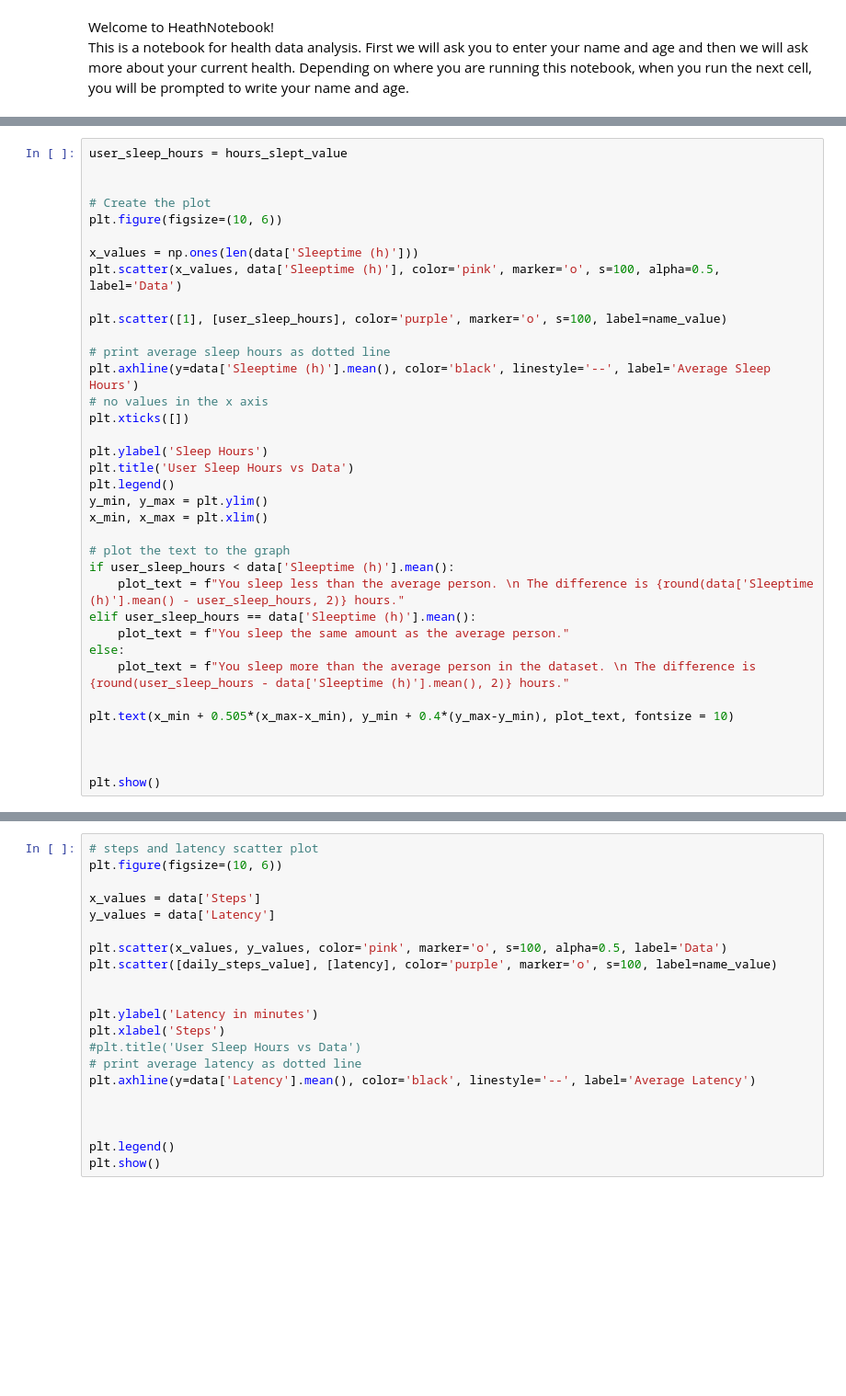
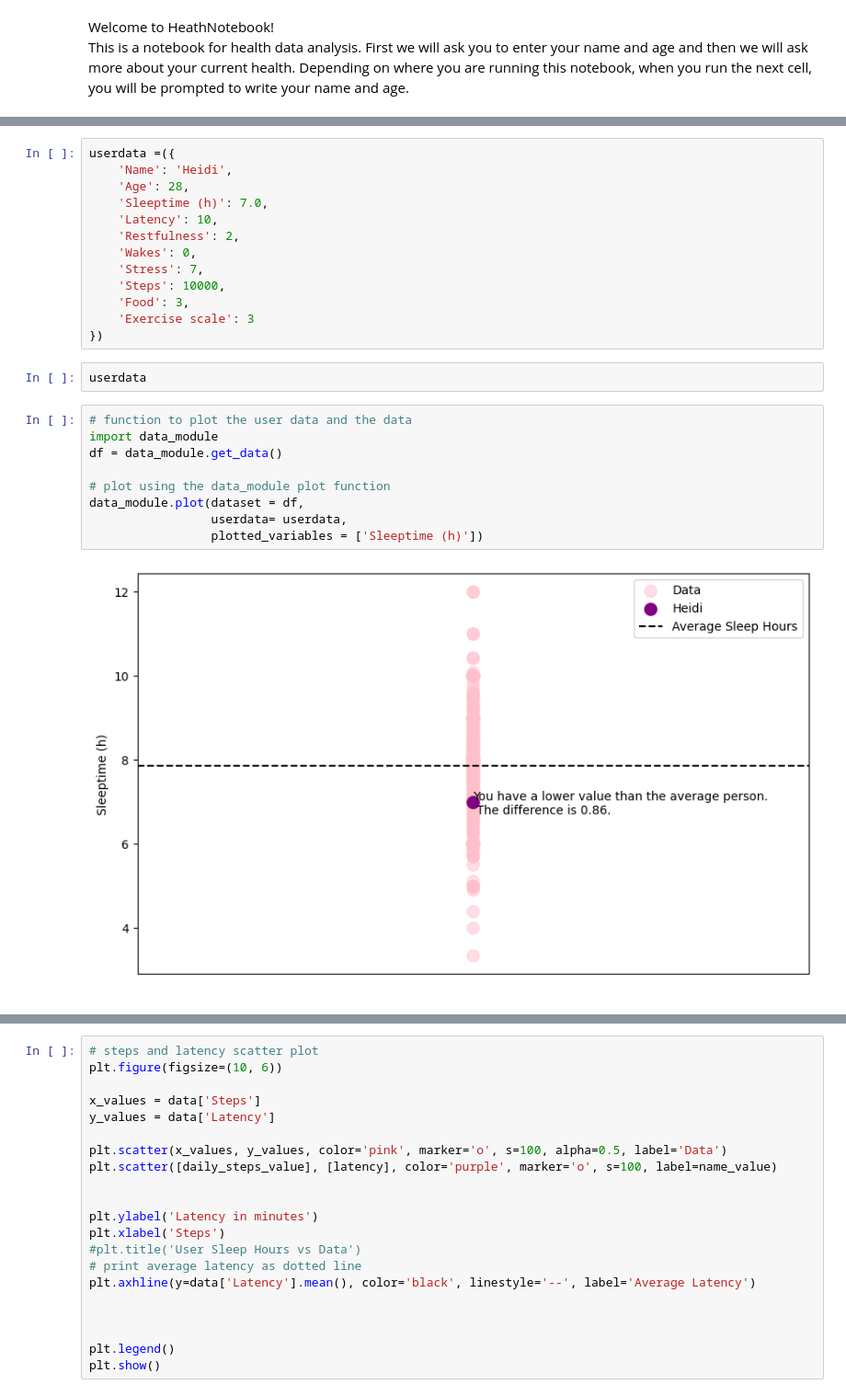
Before and after one commit to heksaani/DataScienceProject, a Jupyter notebook: HealthNotebook.ipynb, the cells around one changed output, grey strips where cells are left out. Shown: that part at 92% size. Saved outputs shown, nothing was run; the diff lists cells and outputs as text; blank space fills up the shorter version.

Commit message:
Modules update

```diff
--- a/HealthNotebook.ipynb
+++ b/HealthNotebook.ipynb
@@ -59,36 +14,26 @@ print(type(y))
-# %%
-user_sleep_hours = hours_slept_value
-
-
-# Create the plot
-plt.figure(figsize=(10, 6))
-
-x_values = np.ones(len(data['Sleeptime (h)']))
-plt.scatter(x_values, data['Sleeptime (h)'], color='pink', marker='o', s=100, alpha=0.5, label='Data')
-
-plt.scatter([1], [user_sleep_hours], color='purple', marker='o', s=100, label=name_value)
-
-# print average sleep hours as dotted line
-plt.axhline(y=data['Sleeptime (h)'].mean(), color='black', linestyle='--', label='Average Sleep Hours')
-# no values in the x axis
-plt.xticks([])
-
-plt.ylabel('Sleep Hours')
-plt.title('User Sleep Hours vs Data')
-plt.legend()
-y_min, y_max = plt.ylim()
-x_min, x_max = plt.xlim()
-
-# plot the text to the graph
-if user_sleep_hours < data['Sleeptime (h)'].mean():
-    plot_text = f"You sleep less than the average person. \n The difference is {round(data['Sleeptime (h)'].mean() - user_sleep_hours, 2)} hours."
-elif user_sleep_hours == data['Sleeptime (h)'].mean():
-    plot_text = f"You sleep the same amount as the average person."
-else:
-    plot_text = f"You sleep more than the average person in the dataset. \n The difference is {round(user_sleep_hours - data['Sleeptime (h)'].mean(), 2)} hours."
-
-plt.text(x_min + 0.505*(x_max-x_min), y_min + 0.4*(y_max-y_min), plot_text, fontsize = 10)
-
-
-
-plt.show()
+# %%
+userdata =({
+    'Name': 'Heidi',
+    'Age': 28,
+    'Sleeptime (h)': 7.0,
+    'Latency': 10,
+    'Restfulness': 2,
+    'Wakes': 0,
+    'Stress': 7,
+    'Steps': 10000,
+    'Food': 3,
+    'Exercise scale': 3
+})
+# %%
+userdata
+# %%
+# function to plot the user data and the data
+import data_module
+df = data_module.get_data()
+
+# plot using the data_module plot function
+data_module.plot(dataset = df,
+                 userdata= userdata,
+                 plotted_variables = ['Sleeptime (h)'])
+# %% [output]
+[figure, added]
```
Also changed, not shown: parts of 6 cells of this notebook, 5 other files.
